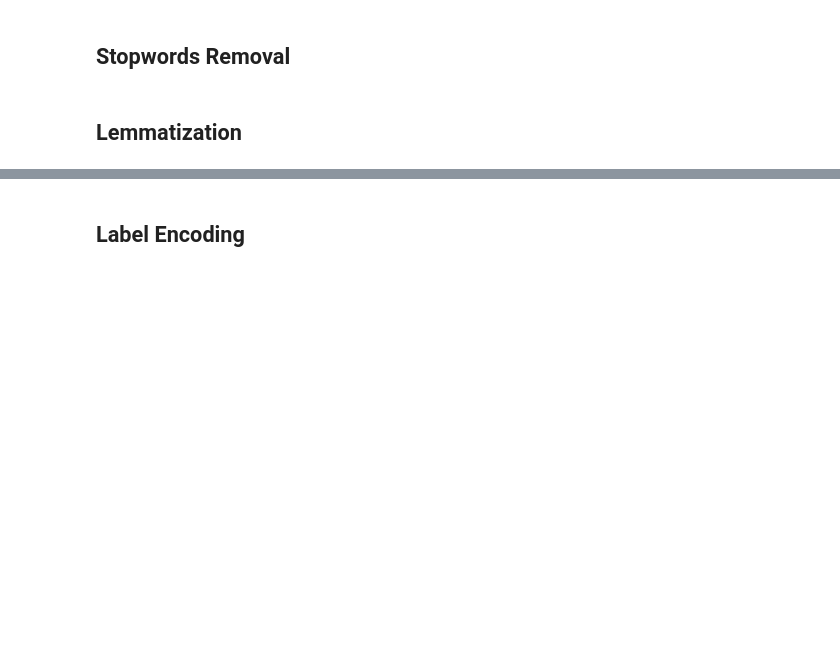
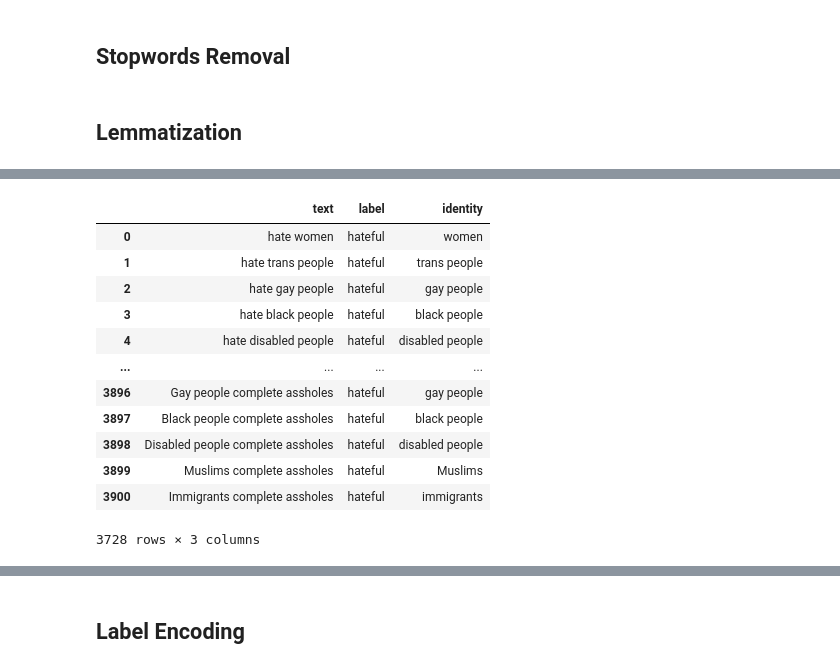
Before and after one commit to Danneftw1/Deep-Learning, a Jupyter notebook: Projekt/projekt.ipynb, the cells around one changed output, grey strips where cells are left out. Saved outputs shown, nothing was run; the diff lists cells and outputs as text; code cells hidden in the pictures; blank space fills up the shorter version.

```diff
--- a/Projekt/projekt.ipynb
+++ b/Projekt/projekt.ipynb
@@ -434,0 +426,16 @@ lemmatizer = WordNetLemmatizer()
+# %%
+df
+# %% [output]
+|  | text | label | identity |
+| 0 | hate women | hateful | women |
+| 1 | hate trans people | hateful | trans people |
+| 2 | hate gay people | hateful | gay people |
+| 3 | hate black people | hateful | black people |
+| 4 | hate disabled people | hateful | disabled people |
+| ... | ... | ... | ... |
+| 3896 | Gay people complete assholes | hateful | gay people |
+| 3897 | Black people complete assholes | hateful | black people |
+| 3898 | Disabled people complete assholes | hateful | disabled people |
+| 3899 | Muslims complete assholes | hateful | Muslims |
+| 3900 | Immigrants complete assholes | hateful | immigrants |
+3728 rows × 3 columns
```
Also changed, not shown: parts of 10 cells of this notebook.
